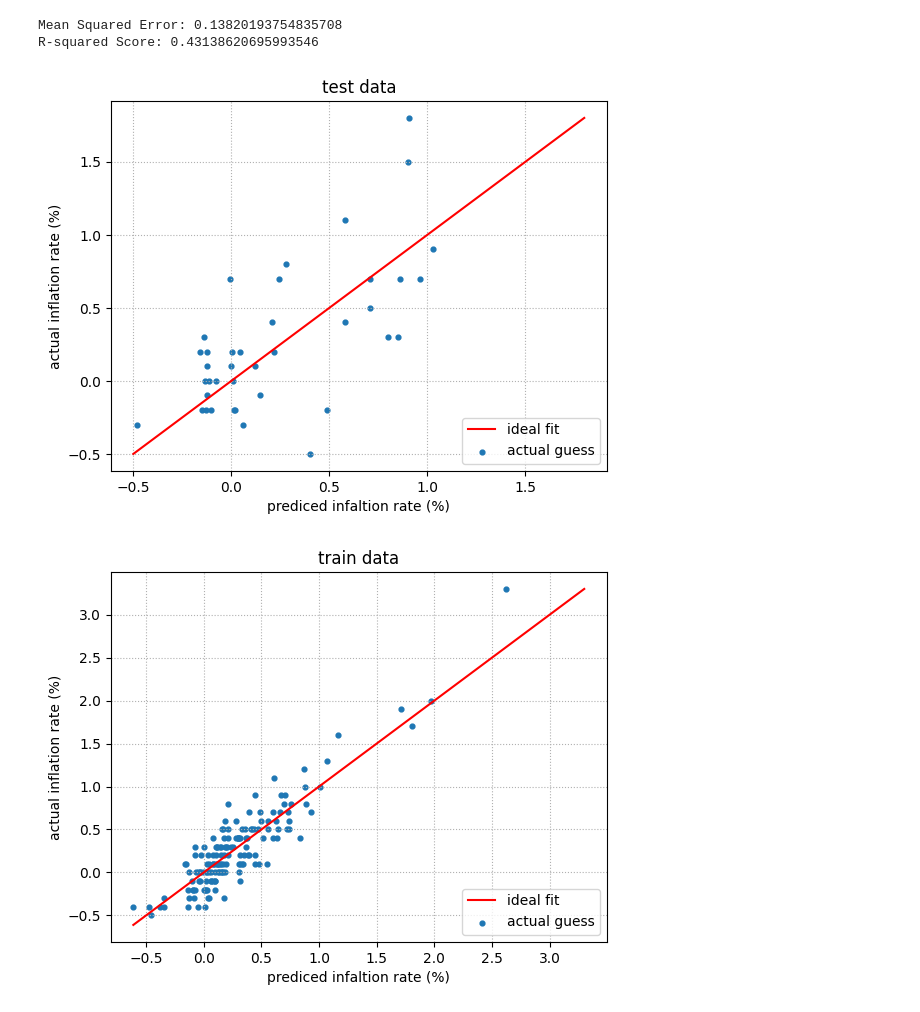
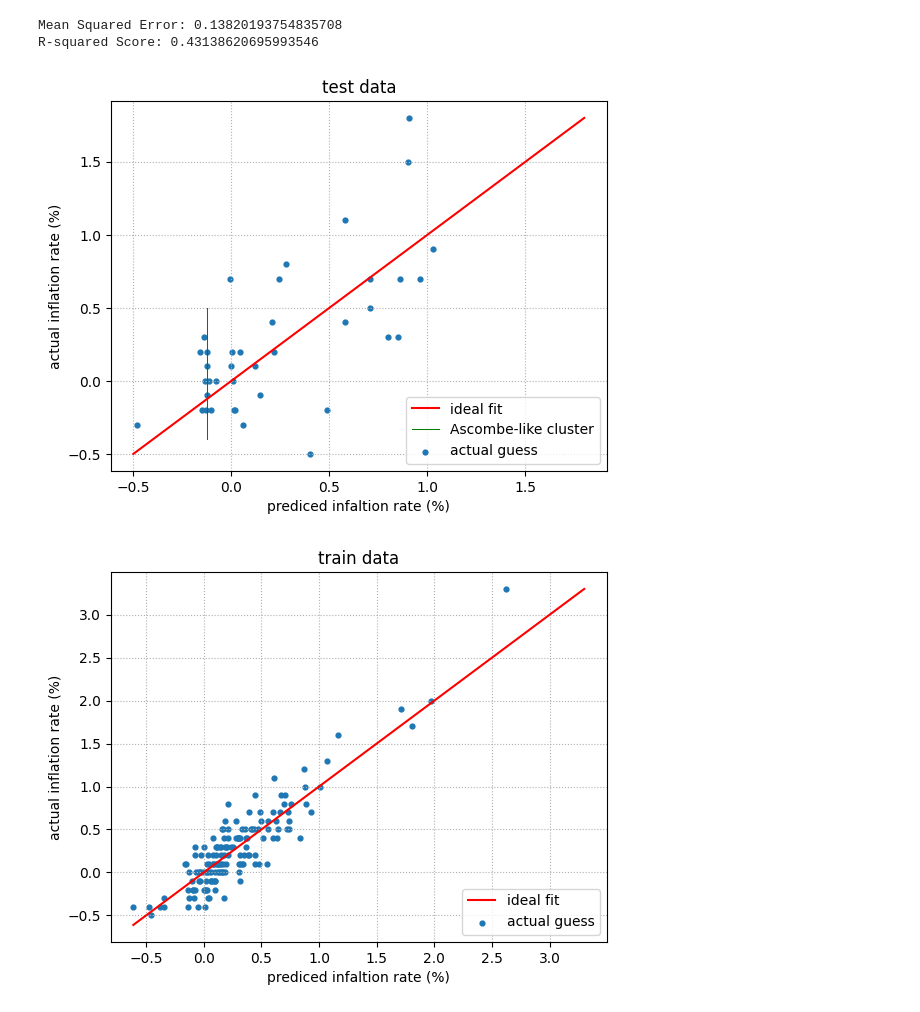
Before and after one commit to P4ndaM1x/inflation-predictor, a Jupyter notebook: model.ipynb, the cells around one changed output. Drawn from its saved outputs; the diff is of its cells as text; code cells hidden in the pictures.

Commit message:
Add Acombe-like cluster line to plot

```diff
--- a/model.ipynb
+++ b/model.ipynb
@@ -75,18 +75,19 @@ R-squared Score: 0.43138620695993546
 # %%
 low_test_bound = np.min([*y_pred_scaled,*y_test_scaled])-100
 high_test_bound = np.max([*y_pred_scaled,*y_test_scaled])-100
 
 plt.figure()
 plt.grid(linestyle=':')
 plt.plot([low_test_bound, high_test_bound], [low_test_bound, high_test_bound], c='r', label="ideal fit")
+plt.plot([-0.125, -0.125], [-0.4, 0.5], c='g', linewidth=0.75, label="Ascombe-like cluster")
 plt.scatter(y_pred_scaled-100, y_test_scaled-100, s=12, label="actual guess")
 plt.legend(loc='lower right')
 plt.xlabel('prediced infaltion rate (%)')
 plt.ylabel('actual inflation rate (%)')
 plt.title("test data")
 plt.show()
 # %% [output]
-[figure, old version]
+[figure, new version]
 # %%
 y_train_scaled = unscale_data_with_minmax(y_train)
 y_train_pred = unscale_data_with_minmax(best_estimator.predict(X_train))
```
